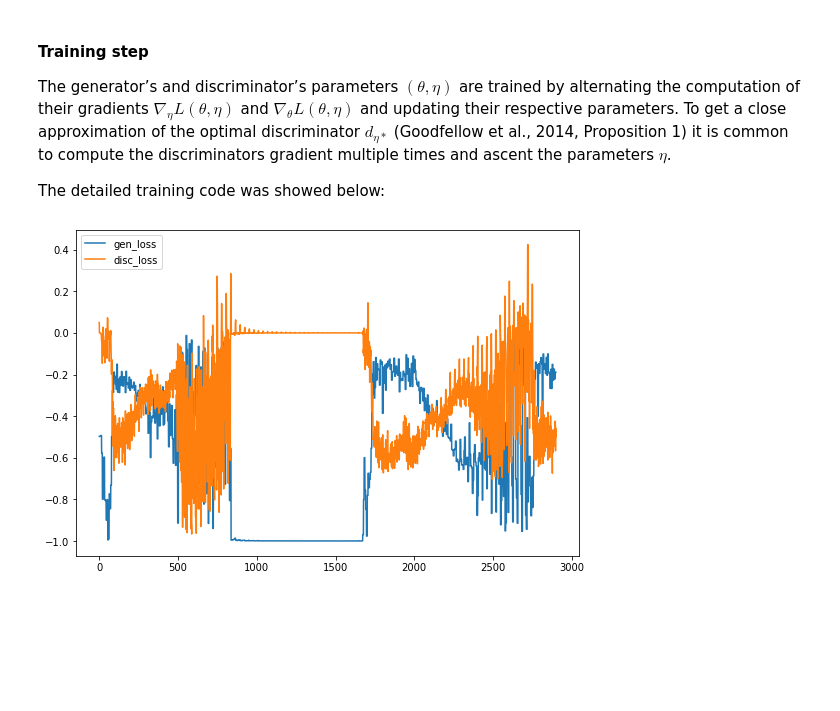
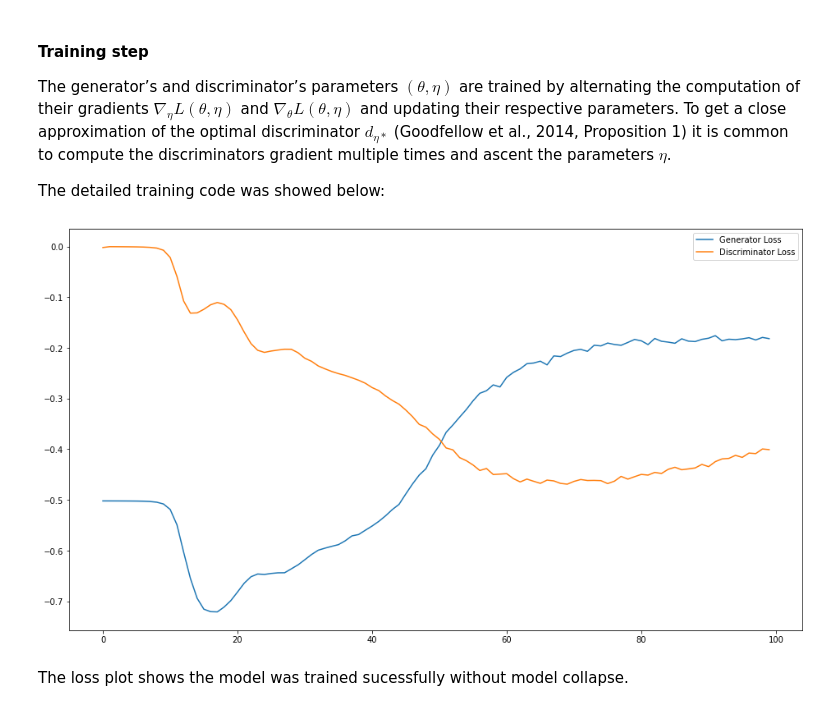
Before and after one commit to pnhuy/quantgans, a Jupyter notebook: QuantGANs.ipynb, the cells around one changed output. Drawn from its saved outputs; the diff is of its cells as text; code cells hidden in the pictures; blank space fills up the shorter version.

```diff
--- a/QuantGANs.ipynb
+++ b/QuantGANs.ipynb
@@ -250,7 +254,7 @@ class Generator(nn.Module):
         super(Generator, self).__init__()
         self.tcn = nn.ModuleList([TemporalBlock(3, 80, kernel_size=1, stride=1, dilation=1, padding=0),
                                  *[TemporalBlock(80, 80, kernel_size=2, stride=1, dilation=i, padding=i) for i in [1, 2, 4, 8, 16, 32]]])
-        self.last = nn.Conv1d(80, 127, kernel_size=1, stride=1, dilation=1)
+        self.last = nn.Conv1d(80, 1, kernel_size=1, stride=1, dilation=1)
 
     def forward(self, x):
         skip_layers = []
@@ -258,7 +262,7 @@ class Generator(nn.Module):
             skip, x = layer(x)
             skip_layers.append(skip)
         x = self.last(x + sum(skip_layers))
-        return x.permute(0, 2, 1)
+        return x
 
 
 class Discriminator(nn.Module):
@@ -312,10 +316,10 @@ computation of their gradients $\nabla_\eta L(\theta, \eta)$ and $\nabla_\theta
 The detailed training code was showed below:
 # %%
 seq_len = 127
-batch_size = 80
+batch_size = 128
 num_epochs = 100
 device = 'cuda' if torch.cuda.is_available() else 'cpu'
-lr = 0.0001
+lr = 1e-5
 clip = 0.01
 nz = 3
 train_gen_per_epoch=5
@@ -337,16 +341,19 @@ gen_optimizer = optim.RMSprop(generator.parameters(), lr=lr)
 
 # Training loop
 for epoch in progressing_bar:
-    progressing_bar.set_description('Epoch %d' % (epoch))
+    progressing_bar.set_description('Epoch %d' % (epoch+1))
+    total_gen_loss = 0
+    total_disc_loss = 0
+    counter = 0
 
     for idx, data in enumerate(dataloader, 0):
+        counter += 1
 
         # Train the discriminator
         discriminator.zero_grad()
         real = data.to(device)
-        batch_size, seq_len = real.size(0), real.size(1)
         noise = torch.randn(batch_size, nz, seq_len, device=device)
-        fake = generator(noise).detach()
+        fake = generator(noise) # .detach()
 
         disc_loss = -torch.mean(discriminator(real)) + torch.mean(discriminator(fake))
         disc_loss.backward()
@@ -362,19 +369,27 @@ for epoch in progressing_bar:
             gen_loss.backward()
             gen_optimizer.step()
 
-        history['gen_loss'].append(gen_loss.item())
-        history['disc_loss'].append(disc_loss.item())
-    progressing_bar.set_postfix_str('DiscLoss: %.4e, GenLoss: %.4e' % (disc_loss.item(), gen_loss.item()))
+        total_gen_loss += gen_loss.item()
+        total_disc_loss += disc_loss.item()
+
+    total_gen_loss /= counter
+    total_disc_loss /= counter
+
+    history['gen_loss'].append(total_gen_loss)
+    history['disc_loss'].append(total_disc_loss)
+    progressing_bar.set_postfix_str('DiscLoss: %.4e, GenLoss: %.4e' % (total_gen_loss, total_disc_loss))
 # %%
 # Visualize the loss
-fig, ax = plt.subplots(figsize=(9, 6))
+fig, ax = plt.subplots(figsize=(16, 9))
 # ax2 = ax.twinx()
 
-p1 = ax.plot(history['gen_loss'], label='gen_loss', color='tab:blue')
-p2 = ax.plot(history['disc_loss'], label='disc_loss', color='tab:orange')
+p1 = ax.plot(history['gen_loss'], label='Generator Loss', color='tab:blue')
+p2 = ax.plot(history['disc_loss'], label='Discriminator Loss', color='tab:orange')
 ax.legend(handles=p1+p2);
 # %% [output]
-[figure, old version]
+[figure, new version]
+# %% [markdown]
+The loss plot shows the model was trained sucessfully without model collapse.
 # %%
 # Inferennce
 generator.eval()
```
Also changed, not shown: parts of 8 cells of this notebook, 15 other files.
